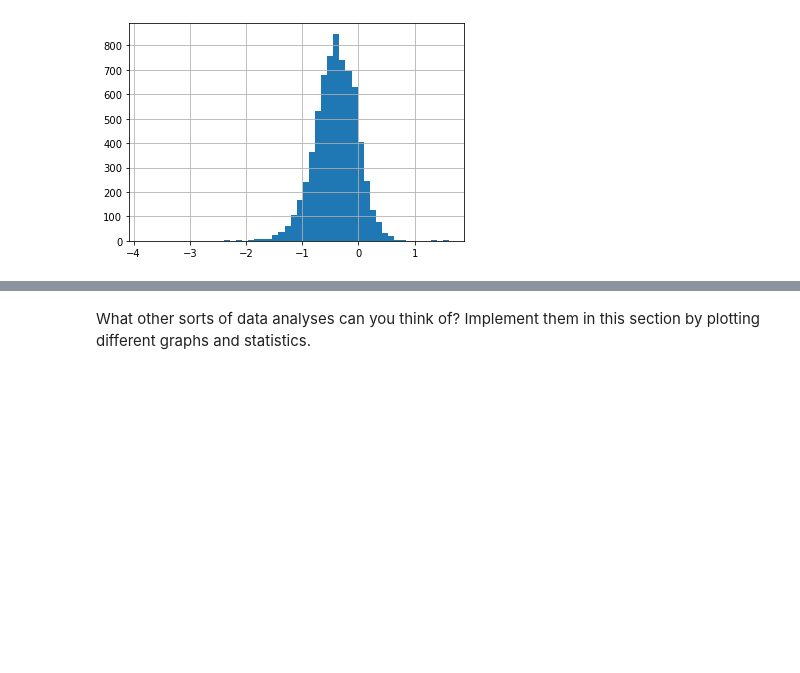
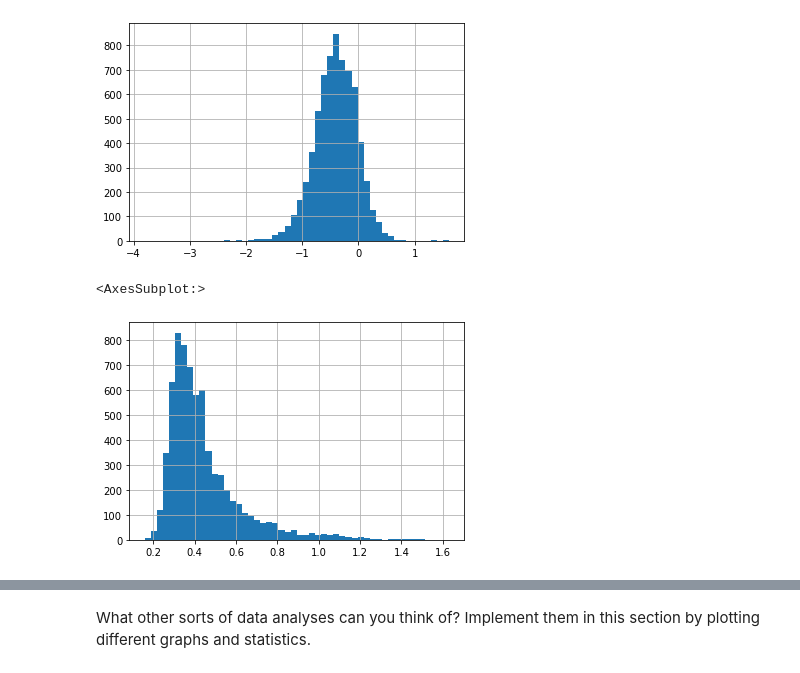
Before and after one commit to Machine-Learning-in-Glaciology-Workshop/Project_MB_Regression, a Jupyter notebook: 2_Data_exploration.ipynb, the cells around one changed output, grey strips where cells are left out. Drawn from its saved outputs; the diff is of its cells as text; code cells hidden in the pictures; blank space fills up the shorter version.

```diff
--- a/2_Data_exploration.ipynb
+++ b/2_Data_exploration.ipynb
@@ -114,3 +116,8 @@ A simple look at the mass balance distribition shows that most of the mass balan
 df_all['dmdtda'].hist(bins=50);
 # %% [output]
 [figure]
+# %%
+df_all['err_dmdtda'].hist(bins=50)
+# %% [output]
+<AxesSubplot:>
+[figure, added]
```
Also changed, not shown: parts of 6 cells of this notebook.
